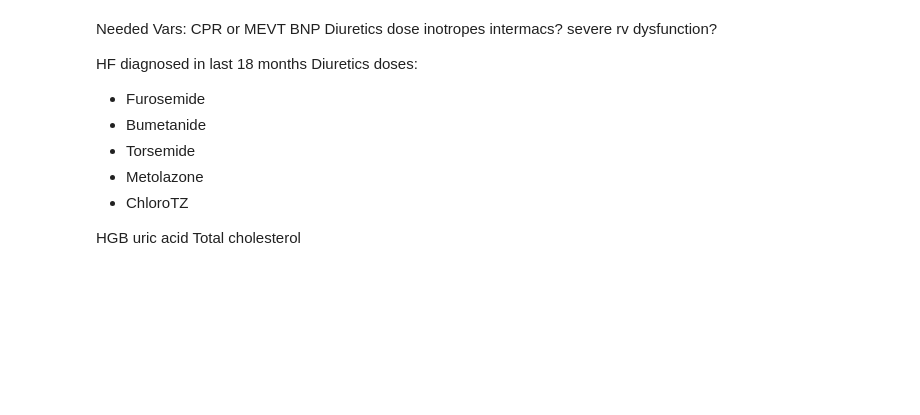
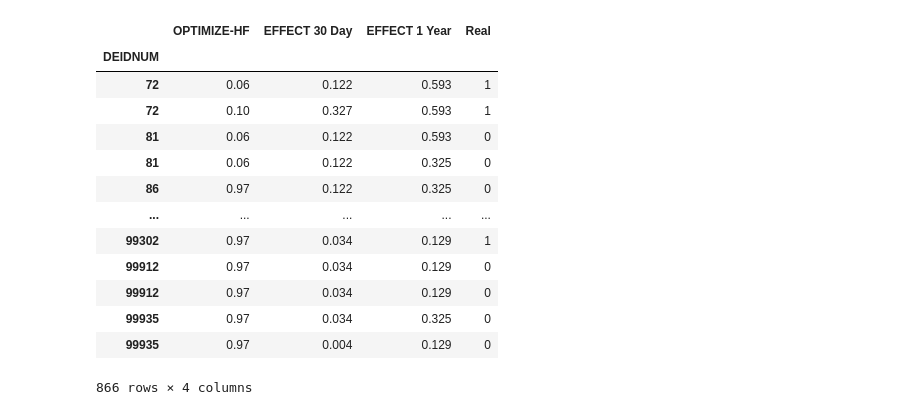
Before and after one commit to jozieLamp/CARNA, a Jupyter notebook: Risk Score Comparison/Calculate Risk Scores.ipynb, the cells around one changed output. Saved outputs shown, nothing was run; the diff lists cells and outputs as text; code cells hidden in the pictures; blank space fills up the shorter version.

Commit message:
Adding by hand risk score calculations

```diff
--- a/Risk Score Comparison/Calculate Risk Scores.ipynb
+++ b/Risk Score Comparison/Calculate Risk Scores.ipynb
@@ -480,20 +385,0 @@ EFFECT 1 Year Mortality Risk AUC: 0.5742183273828843
-# %% [markdown]
-Needed Vars:
-CPR or MEVT
-BNP
-Diuretics dose
-inotropes
-intermacs?
-severe rv dysfunction?
-
-HF diagnosed in last 18 months
-Diuretics doses:
-- Furosemide
-- Bumetanide
-- Torsemide
-- Metolazone
-- ChloroTZ
-
-HGB
-uric acid
-Total cholesterol
@@ -562,0 +386,48 @@ predNoBNP.extend([0.943 for i in range(1)])
+# %%
+#Run all risk scores and save to CSV
+#Dataset: ESCAPE
+data = escape
+dataSV = escapeSV #single value
+lbls = escapeLabels
+lblsSV = makeLabels(dataSV, lbls)
+name = "ESCAPE"
+
+#ESCAPE Risk Score
+esRs = data.filter(['Age','BUN_D','SixFtWlk_D', 'SOD_D', 'CPR', 'MEVT', 'DIURDSE_D', 'BET_D', 'BNP_D'], axis=1)
+res = calcESCAPEScore(esRs)
+res['Real'] = lbls['Death']
+
+#Save escape score
+res.to_csv("Calculated Scores/" + name + "_escapeScore.csv")
+
+#OPTIMIZE-HF
+esRs = dataSV.filter(['Age','HRTRT','BPSYS', 'SOD', 'CRT', 'EjF'], axis=1)
+res = calcOPTIMIZEHF(esRs)
+
+#EFFECT 30 day
+esRs = dataSV.filter(['Age','Resp','BPSYS', 'BUN', 'SOD', 'StrokeTIA', 'COPD', 'HEPT', 'MALIG', 'HEM'], axis=1)
+res['EFFECT 30 Day'] = calcEFFECT30Day(esRs)
+
+#EFFECT 1 year
+esRs = dataSV.filter(['Age','Resp','BPSYS', 'BUN', 'SOD', 'StrokeTIA', 'COPD', 'HEPT', 'MALIG', 'HEM'], axis=1)
+res['EFFECT 1 Year'] = calcEFFECT1Year(esRs)
+
+res['Real'] = lblsSV['Death']
+res.to_csv("Calculated Scores/" + name + "_optimizeEffectScore.csv")
+
+res
+# %% [output]
+|  | OPTIMIZE-HF | EFFECT 30 Day | EFFECT 1 Year | Real |
+| DEIDNUM |  |  |  |  |
+| 72 | 0.06 | 0.122 | 0.593 | 1 |
+| 72 | 0.10 | 0.327 | 0.593 | 1 |
+| 81 | 0.06 | 0.122 | 0.593 | 0 |
+| 81 | 0.06 | 0.122 | 0.325 | 0 |
+| 86 | 0.97 | 0.122 | 0.325 | 0 |
+| ... | ... | ... | ... | ... |
+| 99302 | 0.97 | 0.034 | 0.129 | 1 |
+| 99912 | 0.97 | 0.034 | 0.129 | 0 |
+| 99912 | 0.97 | 0.034 | 0.129 | 0 |
+| 99935 | 0.97 | 0.034 | 0.325 | 0 |
+| 99935 | 0.97 | 0.004 | 0.129 | 0 |
+866 rows × 4 columns
```
Also changed, not shown: parts of 17 cells of this notebook, 15 other files.
